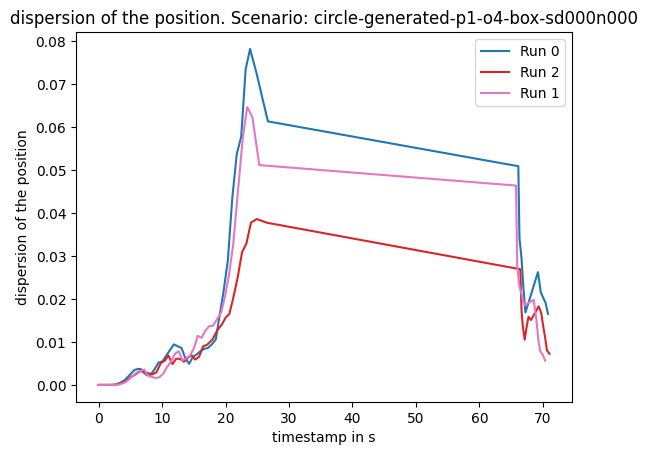
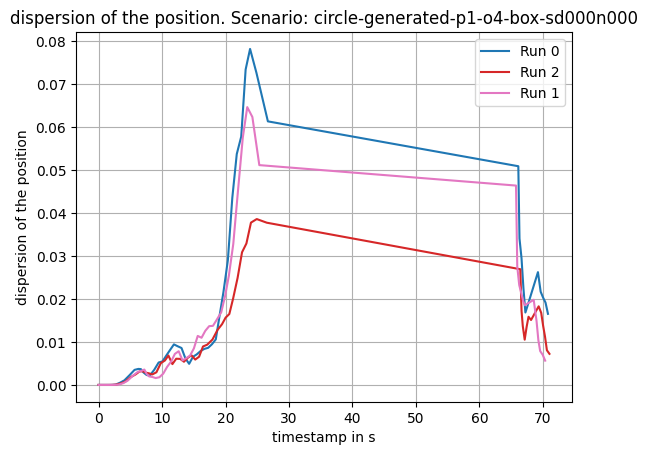
Unified diff of the notebook cell whose output changed from the first chart to the second:
--- before
+++ after
@@ -38,5 +38,7 @@
 
     plt.figure(disp_pos_f)
+    plt.grid()
     plt.legend()
     plt.figure(disp_yaw_f)
+    plt.grid()
     plt.legend()

Commit: wiesenbm: wrote in notebook explanation of code and analysis